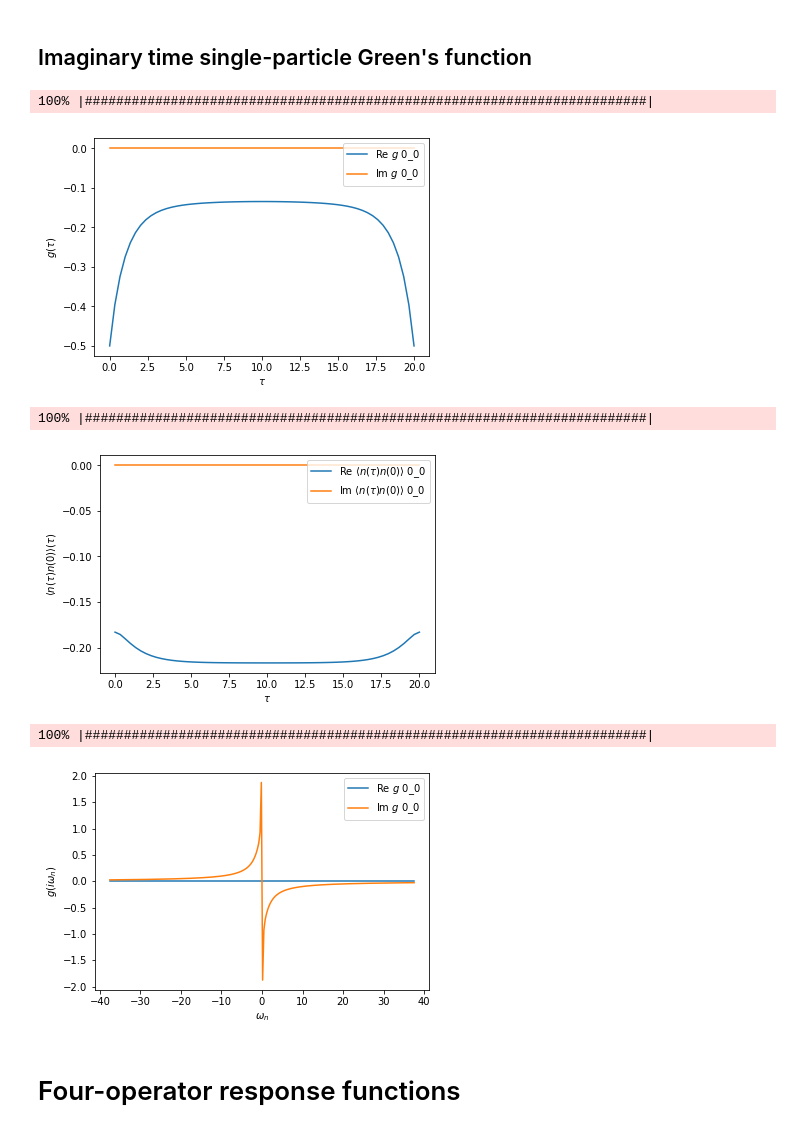
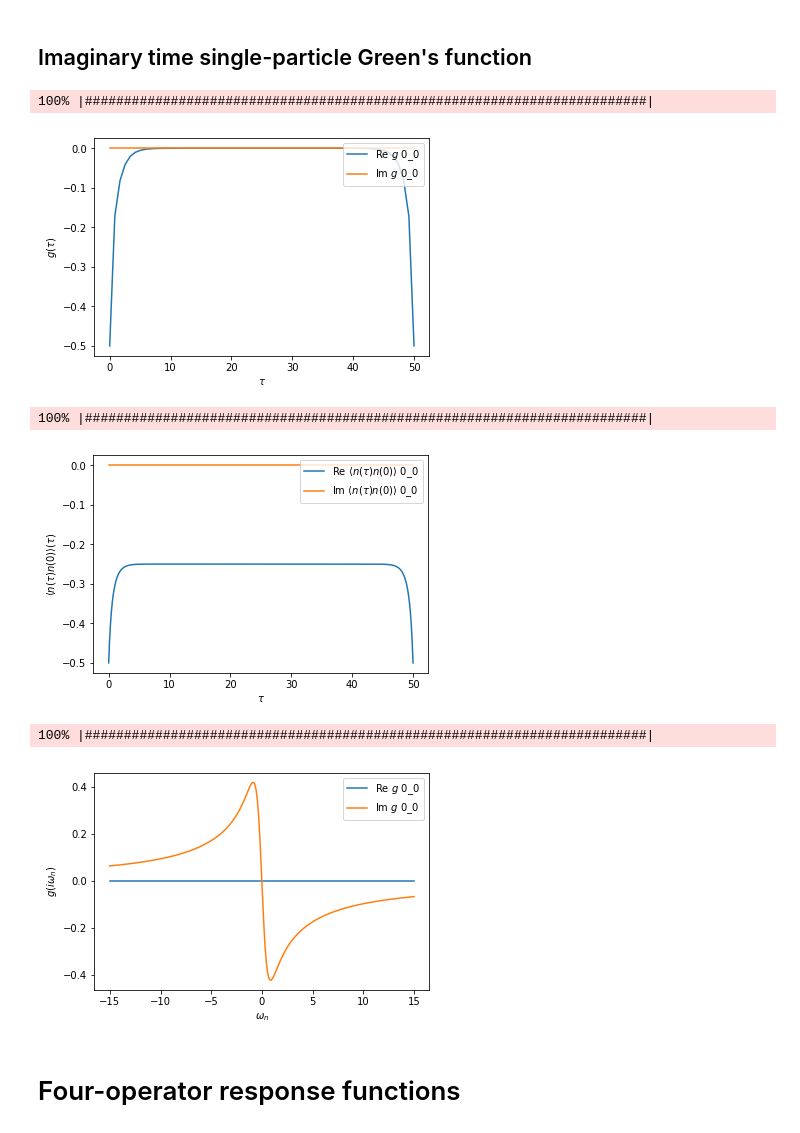
Before and after one commit to HugoStrand/pyed, a Jupyter notebook: doc/Anderson.ipynb, the cells around one changed output. Saved outputs shown, nothing was run; the diff lists cells and outputs as text; code cells hidden in the pictures.

```diff
--- a/doc/Anderson.ipynb
+++ b/doc/Anderson.ipynb
@@ -12,7 +12,7 @@ up, down = 'up', 'dn'
 n_up = c_dag(up, 0) * c(up, 0)
 n_down = c_dag(down, 0) * c(down, 0)
 
-U = 1
+U = 4
 mu = U/2.
 
 H_loc = U * n_up * n_down - mu * (n_up + n_down)
@@ -24,8 +24,8 @@ H_loc = -0.5*c_dag('dn',0)*c('dn',0) + -0.5*c_dag('up',0)*c('up',0) + 1*c_dag('d
 with 5 bath sites. Parameters of bath sites in ek and V arrays.
 # %%
 from itertools import product
-ek = [-1.0,-0.5, 0.5,1.0]
-V =  [0.25,0.5, 0.5,0.25]
+ek = [0]
+V =  [-1]
 H_hyb=sum(V[i]*(c_dag(s,i+1)*c(s,0)+c_dag(s,0)*c(s,i+1)) for s, i in product(['up','dn'], range(len(ek))))
 H_hyb+=sum(ek[i]*(c_dag(s,i+1)*c(s,i+1)) for s, i in product(['up','dn'], range(len(ek))))
 # %%
@@ -36,7 +36,7 @@ H_hyb
 ## Thermal equilibrium solution
 # %%
 import numpy as np
-beta = 20.0 # inverse temperature
+beta = 50.0 # inverse temperature
 fundamental_operators = np.array([[c(up,i), c(down,i)] for i in range(len(ek)+1)]).flatten()
 
 from pyed.TriqsExactDiagonalization import TriqsExactDiagonalization
@@ -69,20 +68,19 @@ ed.set_g2_tau(g_tau, c(up,0), c_dag(up,0))
 
 import matplotlib.pyplot as plt
 from pytriqs.plot.mpl_interface import oplot
-%matplotlib inline
 plt.figure(); oplot(g_tau); plt.savefig('figure_g_tau.png')
 # %% [output]
 100% |########################################################################|
-[figure, old version]
+[figure, new version]
 # %%
 from pytriqs.gf import GfImTime
-densdens_tau = GfImTime(name=r'$\langle n(\tau) n(0) \rangle$', beta=beta, statistic='Boson', n_points=60, indices=[1])
-ed.set_g2_tau(densdens_tau, n_up, n_down)
+densdens_tau = GfImTime(name=r'$\langle n(\tau) n(0) \rangle$', beta=beta, statistic='Boson', n_points=1001, indices=[1])
+ed.set_g2_tau(densdens_tau, n_up, n_up)
 
 plt.figure(); oplot(densdens_tau); plt.savefig('figure_densdens_tau.png')
 # %% [output]
 100% |########################################################################|
-[figure, old version]
+[figure, new version]
 # %%
 from pytriqs.gf import GfImFreq
 g_iwn = GfImFreq(name=r'$g$', beta=beta, statistic='Fermion', n_points=120, indices=[1])
@@ -91,7 +89,7 @@ ed.set_g2_iwn(g_iwn, c(up,0), c_dag(up,0))
 plt.figure(); oplot(g_iwn); plt.savefig('figure_g_iwn.png')
 # %% [output]
 100% |########################################################################|
-[figure, old version]
+[figure, new version]
 # %% [markdown]
 # Four-operator response functions
 # %%
```
Also changed, not shown: parts of 8 cells of this notebook, 2 other files.
